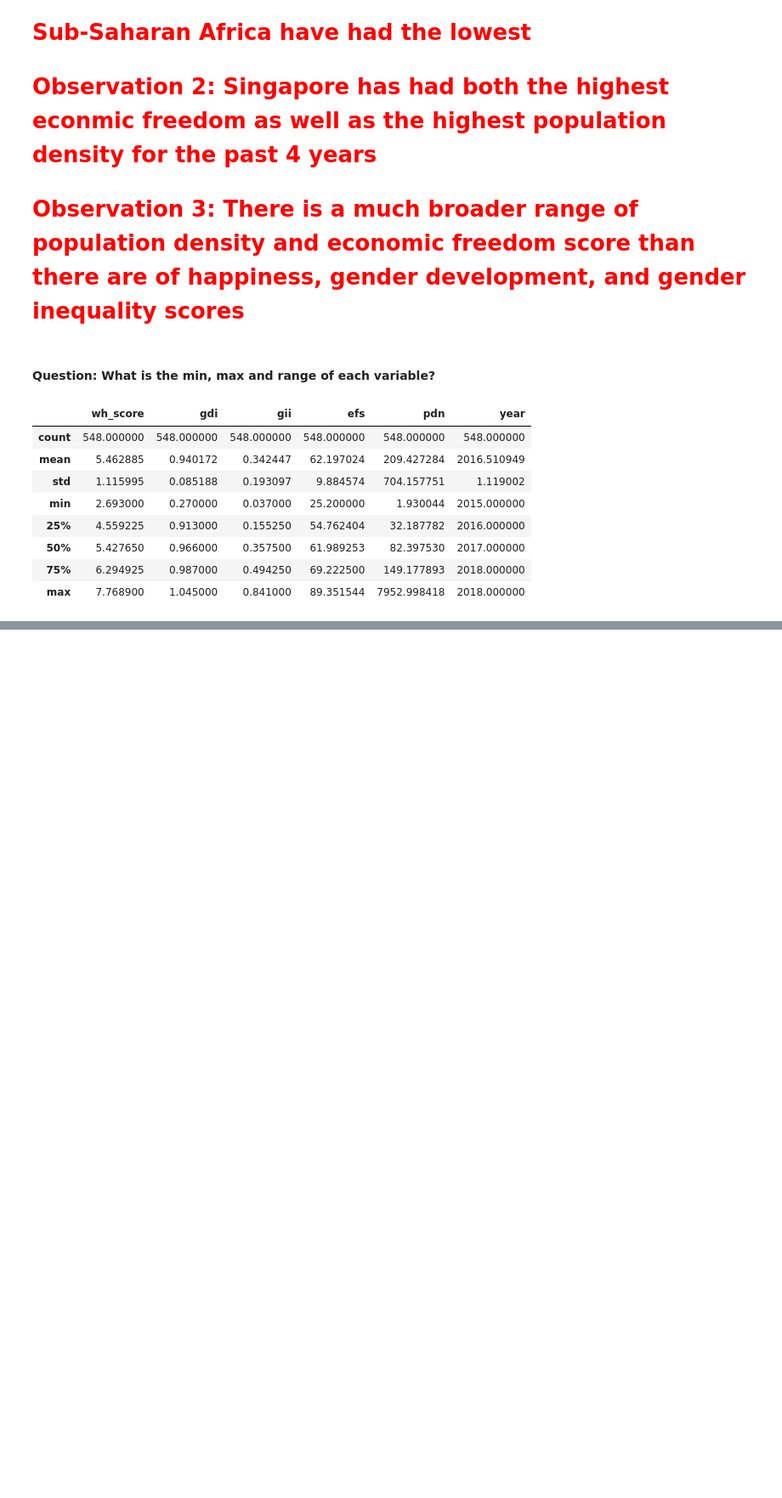
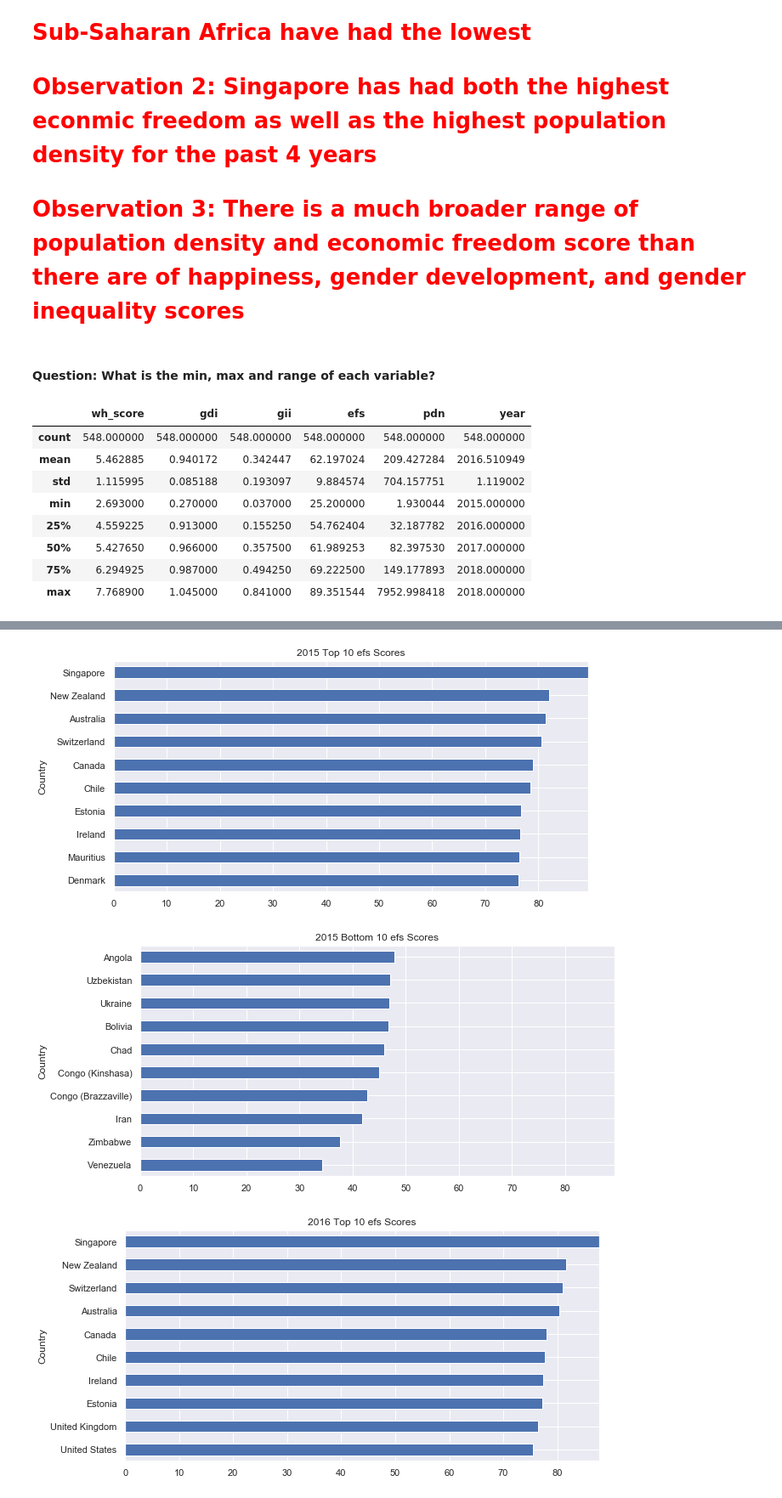
Before and after one commit to nina-driver/Springboard-Capstone-1, a Jupyter notebook: Data Storytelling.ipynb, the cells around one changed output, grey strips where cells are left out. Shown at 85% size. Drawn from its saved outputs; the diff is of its cells as text; code cells hidden in the pictures; blank space fills up the shorter version.

```diff
--- a/Data Storytelling.ipynb
+++ b/Data Storytelling.ipynb
@@ -115,0 +136,7 @@ Population Density range: 7951.068
+# %%
+for df in dfs:
+    top_bottom(df, 'efs')
+# %% [output]
+[figure, added]
+[figure, added]
+[figure, added]
```
Also changed, not shown: parts of 28 cells of this notebook.
